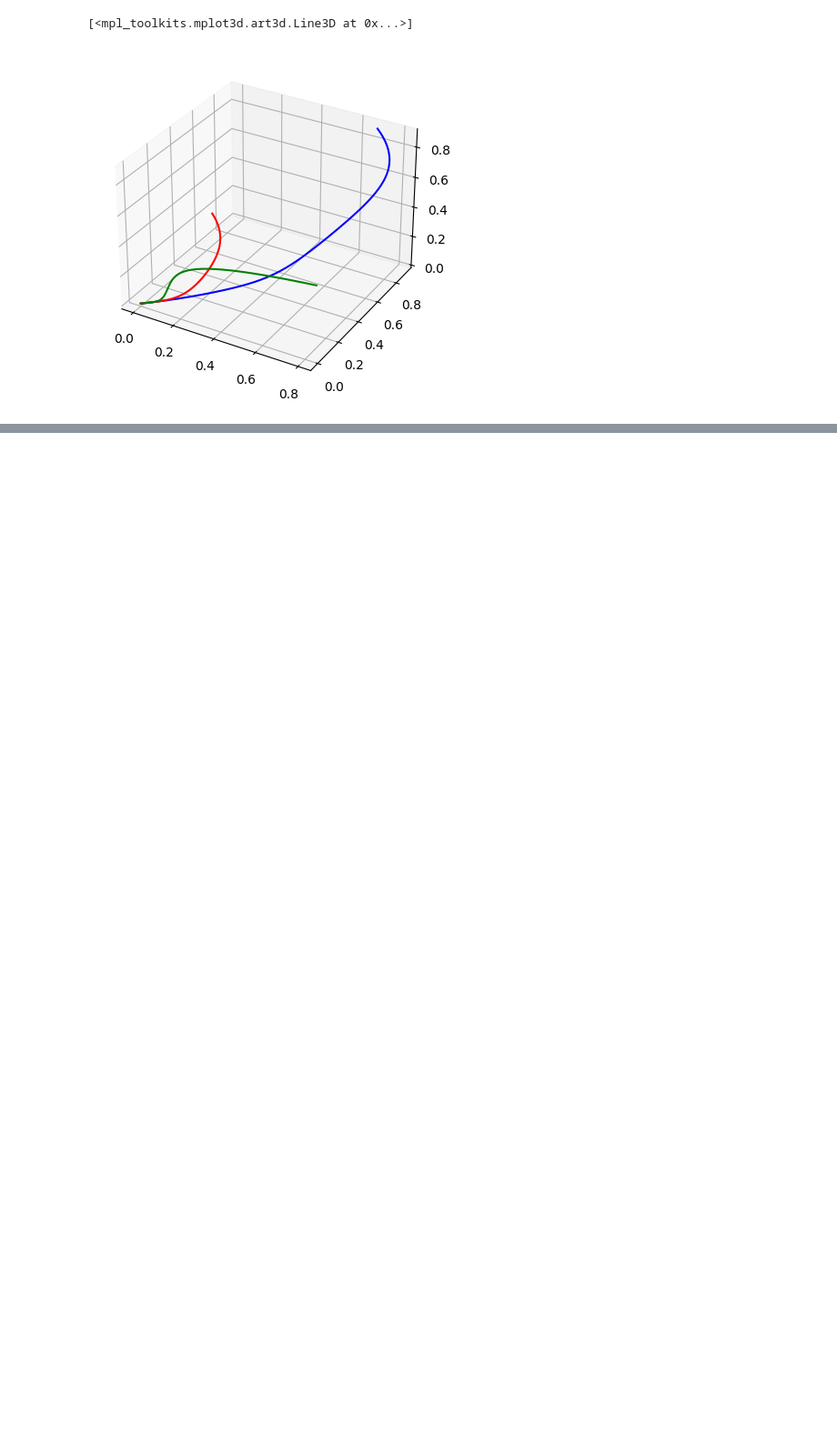
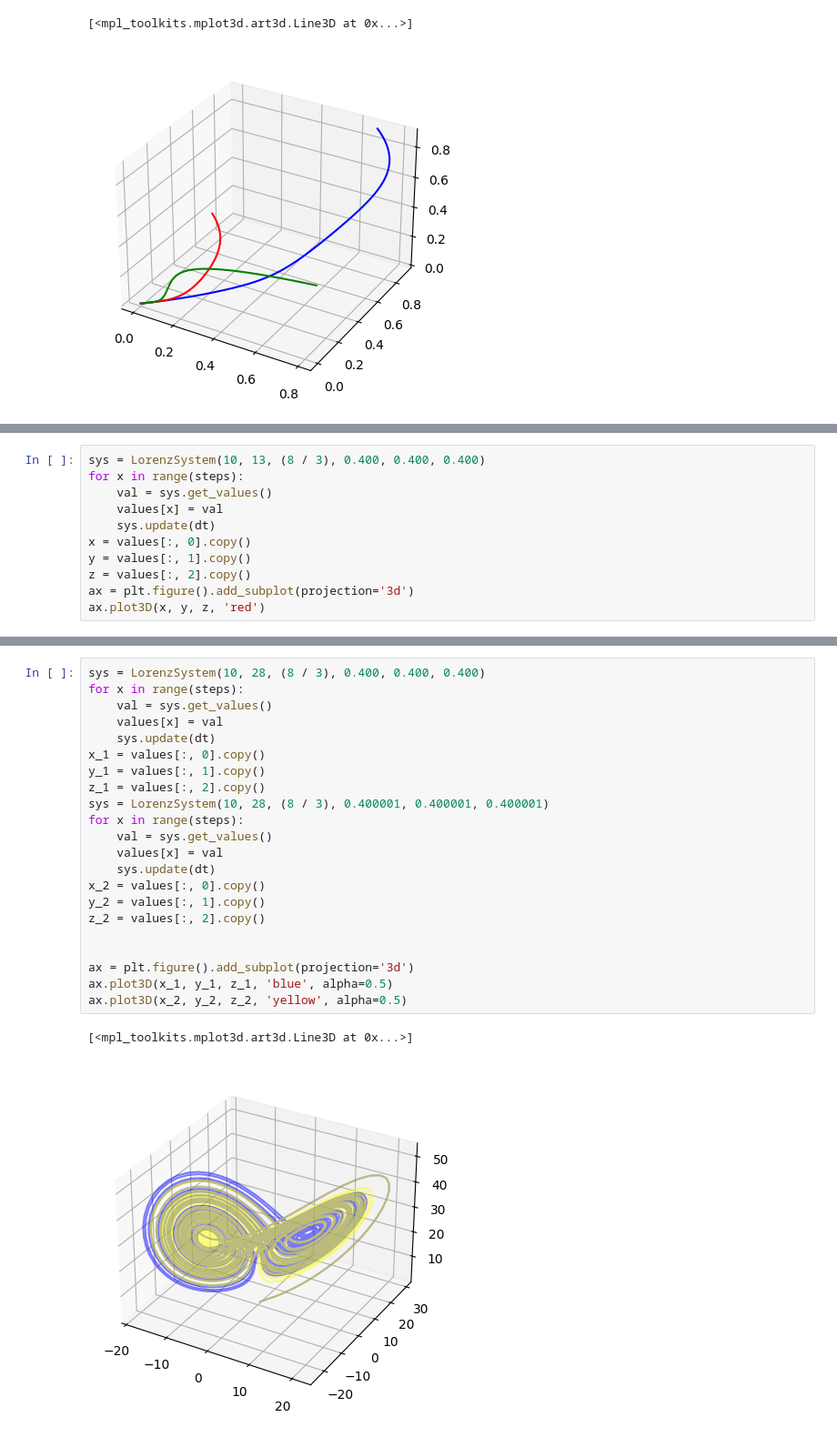
Before and after one commit to AdrianKlessa/random_notebooks, a Jupyter notebook: lorenz_system.ipynb, the cells around one changed output, grey strips where cells are left out. Shown at 91% size. Drawn from its saved outputs; the diff is of its cells as text; blank space fills up the shorter version.

```diff
--- a/lorenz_system.ipynb
+++ b/lorenz_system.ipynb
@@ -123,0 +141,11 @@ ax.plot3D(x_5, y_5, z_5, 'green')
+# %%
+sys = LorenzSystem(10, 13, (8 / 3), 0.400, 0.400, 0.400)
+for x in range(steps):
+    val = sys.get_values()
+    values[x] = val
+    sys.update(dt)
+x = values[:, 0].copy()
+y = values[:, 1].copy()
+z = values[:, 2].copy()
+ax = plt.figure().add_subplot(projection='3d')
+ax.plot3D(x, y, z, 'red')
@@ -123,0 +155,25 @@ ax.plot3D(x_5, y_5, z_5, 'green')
+# %%
+sys = LorenzSystem(10, 28, (8 / 3), 0.400, 0.400, 0.400)
+for x in range(steps):
+    val = sys.get_values()
+    values[x] = val
+    sys.update(dt)
+x_1 = values[:, 0].copy()
+y_1 = values[:, 1].copy()
+z_1 = values[:, 2].copy()
+sys = LorenzSystem(10, 28, (8 / 3), 0.400001, 0.400001, 0.400001)
+for x in range(steps):
+    val = sys.get_values()
+    values[x] = val
+    sys.update(dt)
+x_2 = values[:, 0].copy()
+y_2 = values[:, 1].copy()
+z_2 = values[:, 2].copy()
+
+
+ax = plt.figure().add_subplot(projection='3d')
+ax.plot3D(x_1, y_1, z_1, 'blue', alpha=0.5)
+ax.plot3D(x_2, y_2, z_2, 'yellow', alpha=0.5)
+# %% [output]
+[<mpl_toolkits.mplot3d.art3d.Line3D at 0x...>]
+[figure, added]
```
Also changed, not shown: parts of 3 cells of this notebook.
